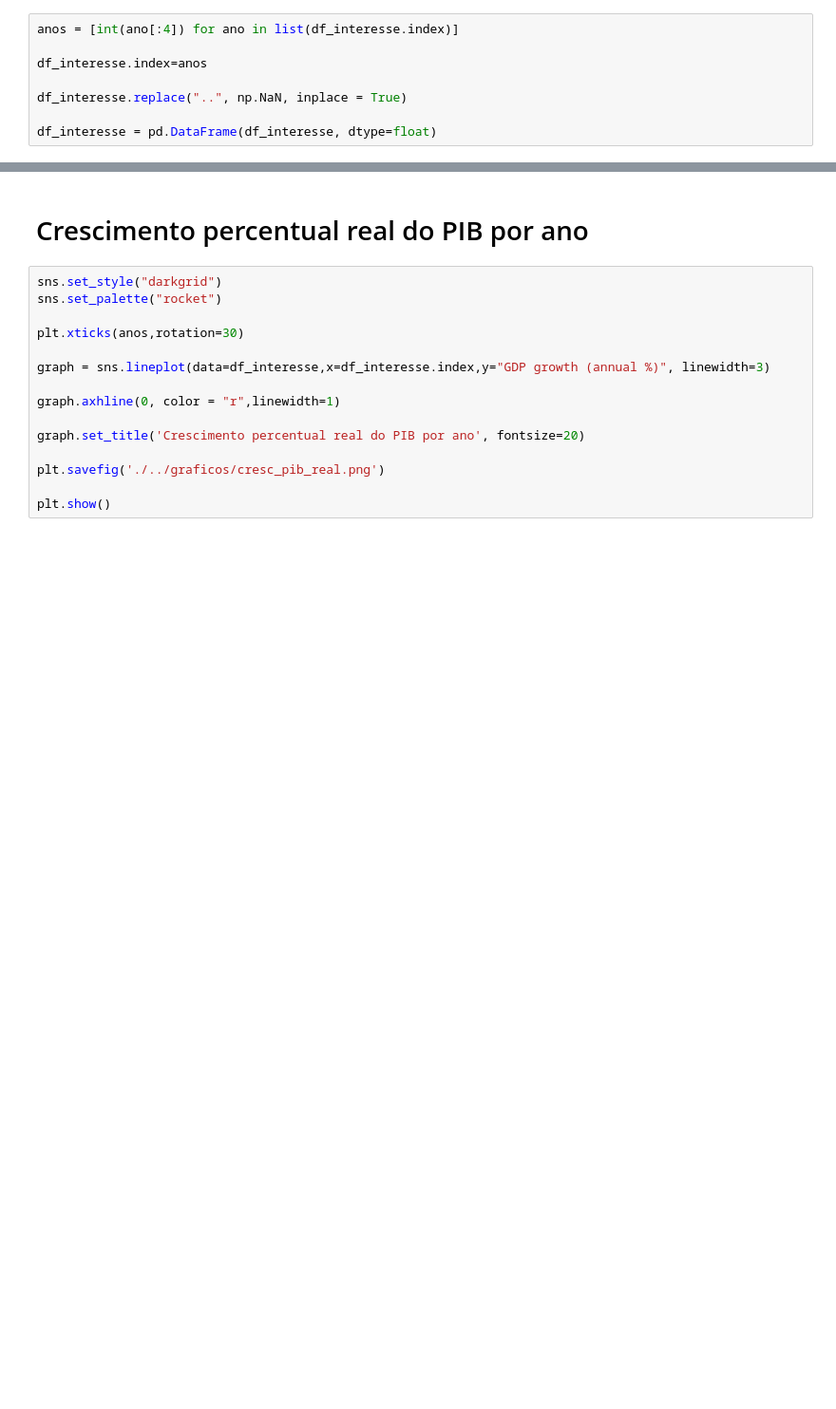
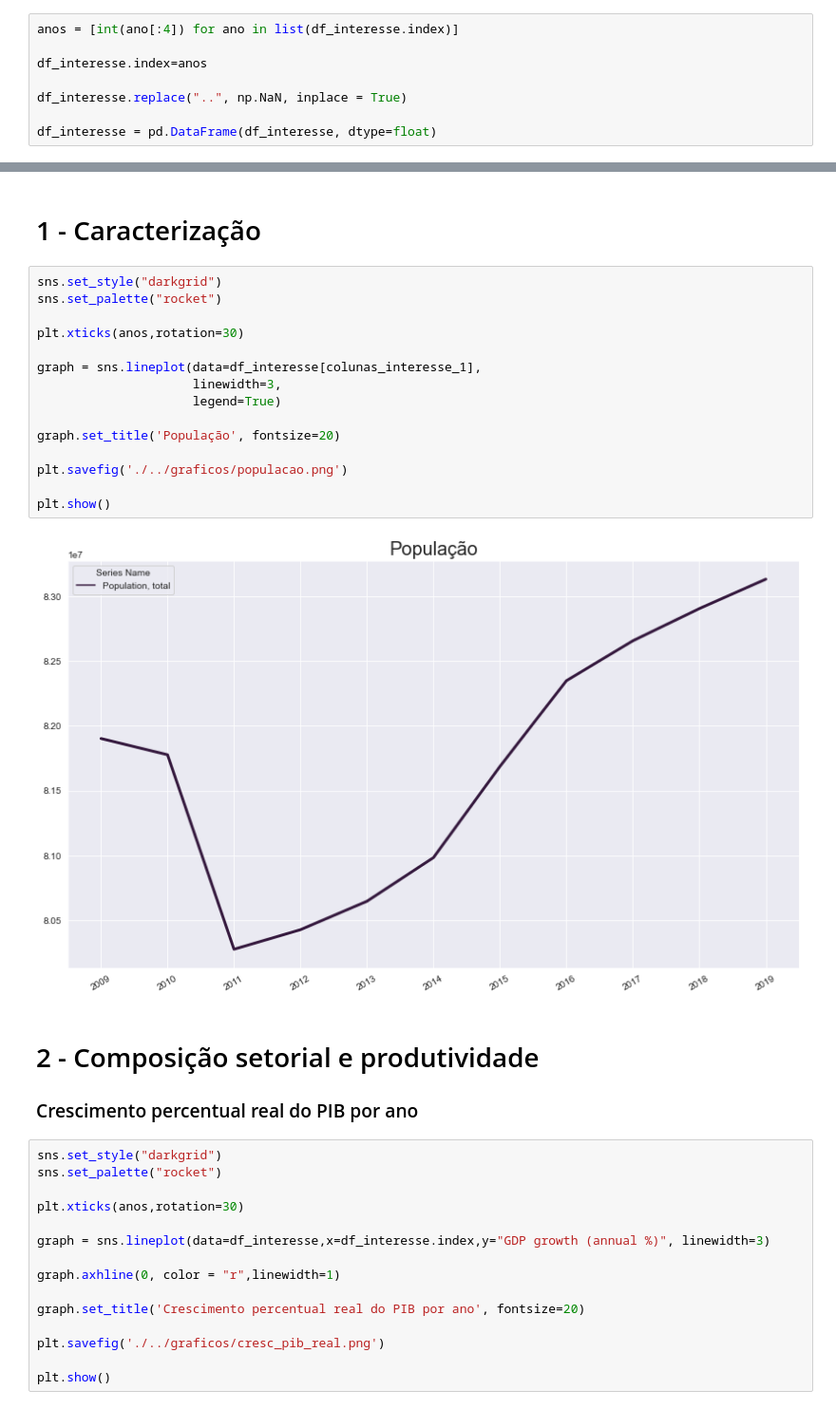
Before and after one commit to rmcnribeiro/T3_ECO-A, a Jupyter notebook: codigos/trabalho_3.ipynb, the cells around one changed output, grey strips where cells are left out. Shown at 95% size. Drawn from its saved outputs; the diff is of its cells as text; blank space fills up the shorter version.

```diff
--- a/codigos/trabalho_3.ipynb
+++ b/codigos/trabalho_3.ipynb
@@ -96,5 +114,26 @@ df_interesse.head(2)
+# %% [markdown]
+# 1 - Caracterização
+# %%
+sns.set_style("darkgrid")
+sns.set_palette("rocket")
+
+plt.xticks(anos,rotation=30)
+
+graph = sns.lineplot(data=df_interesse[colunas_interesse_1],
+                     linewidth=3,
+                     legend=True)
+
+graph.set_title('População', fontsize=20)
+
+plt.savefig('./../graficos/populacao.png')
+
+plt.show()
+# %% [output]
+[figure, added]
 # %% [markdown]
-# Crescimento percentual real do PIB por ano
+# 2 - Composição setorial e produtividade
+
+### Crescimento percentual real do PIB por ano
 # %%
 sns.set_style("darkgrid")
 sns.set_palette("rocket")
```
Also changed, not shown: parts of 8 cells of this notebook, 2 other files.
